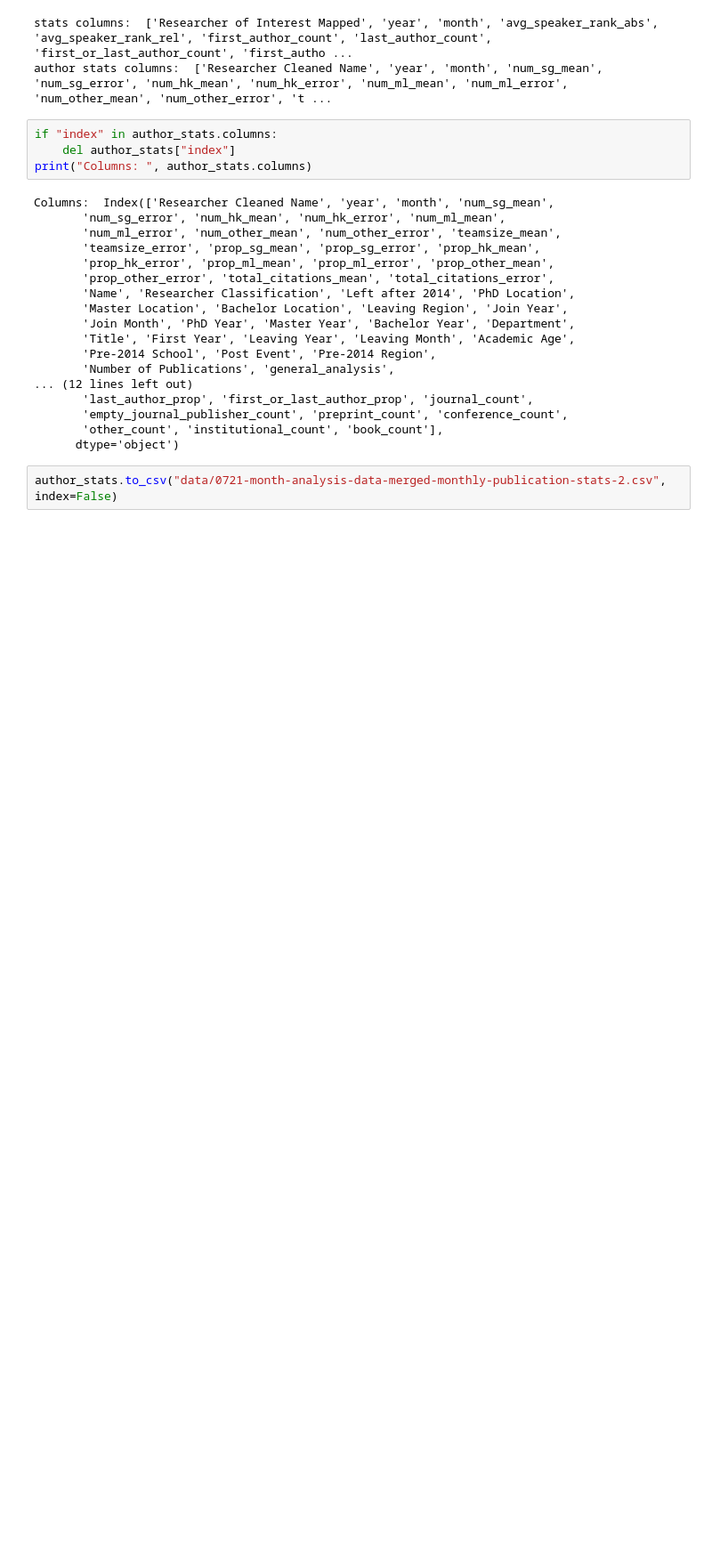
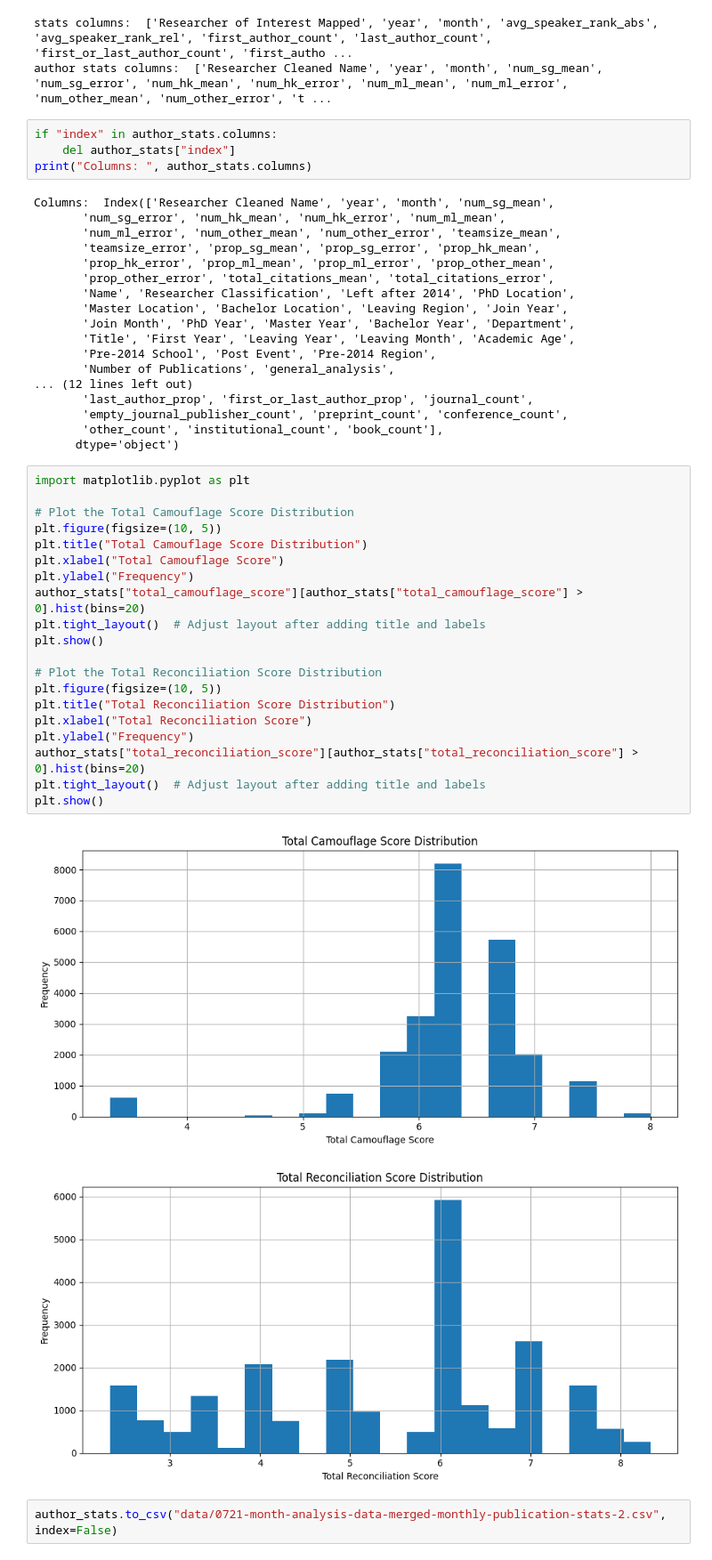
Before and after one commit to vdaita/social-camouflage, a Jupyter notebook: AggregateAuthorStats.ipynb, the cells around one changed output. Shown at 89% size. Drawn from its saved outputs; the diff is of its cells as text; blank space fills up the shorter version.

```diff
--- a/AggregateAuthorStats.ipynb
+++ b/AggregateAuthorStats.ipynb
@@ -139,5 +139,28 @@ Columns:  Index(['Researcher Cleaned Name', 'year', 'month', 'num_sg_mean',
        'empty_journal_publisher_count', 'preprint_count', 'conference_count',
        'other_count', 'institutional_count', 'book_count'],
       dtype='object')
+# %%
+import matplotlib.pyplot as plt
+
+# Plot the Total Camouflage Score Distribution
+plt.figure(figsize=(10, 5))
+plt.title("Total Camouflage Score Distribution")
+plt.xlabel("Total Camouflage Score")
+plt.ylabel("Frequency")
+author_stats["total_camouflage_score"][author_stats["total_camouflage_score"] > 0].hist(bins=20)
+plt.tight_layout()  # Adjust layout after adding title and labels
+plt.show()
+
+# Plot the Total Reconciliation Score Distribution
+plt.figure(figsize=(10, 5))
+plt.title("Total Reconciliation Score Distribution")
+plt.xlabel("Total Reconciliation Score")
+plt.ylabel("Frequency")
+author_stats["total_reconciliation_score"][author_stats["total_reconciliation_score"] > 0].hist(bins=20)
+plt.tight_layout()  # Adjust layout after adding title and labels
+plt.show()
+# %% [output]
+[figure, added]
+[figure, added]
 # %%
 author_stats.to_csv("data/0721-month-analysis-data-merged-monthly-publication-stats-2.csv", index=False)
```
Also changed, not shown: 3 other files.
